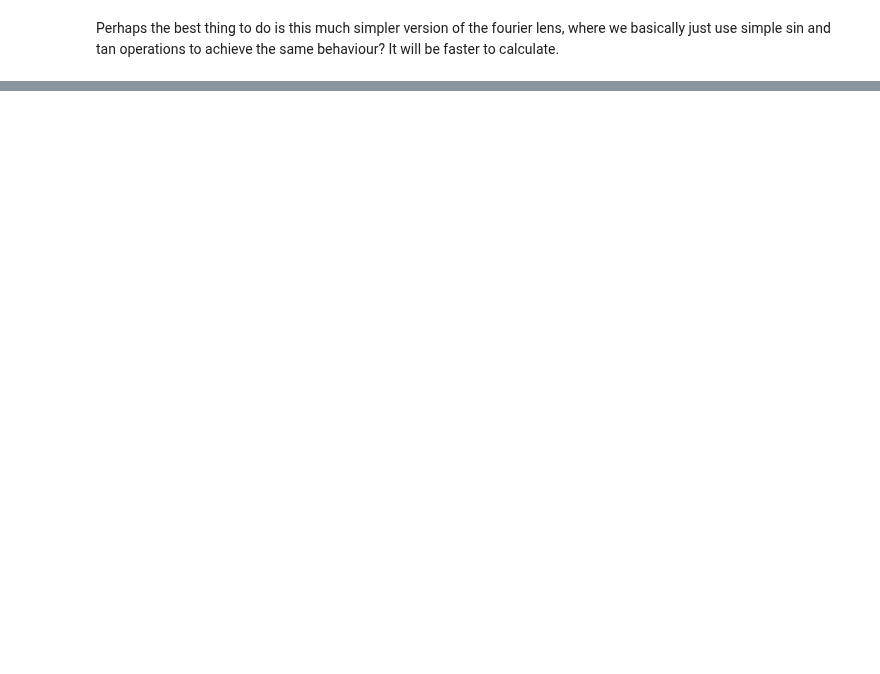
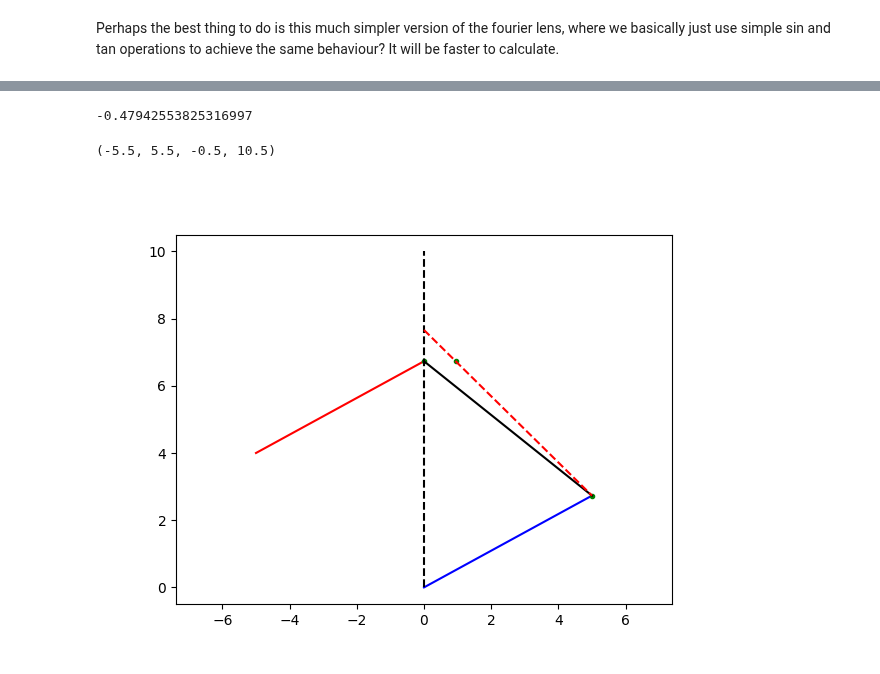
Before and after one commit to DavidLanders95/MonteCarloMS, a Jupyter notebook: lens.ipynb, the cells around one changed output, grey strips where cells are left out. Saved outputs shown, nothing was run; the diff lists cells and outputs as text; code cells hidden in the pictures; blank space fills up the shorter version.

```diff
--- a/lens.ipynb
+++ b/lens.ipynb
@@ -360,0 +384,74 @@ plt.axis('equal')
+# %%
+lens_z = 0.0
+thickness = 0.0
+pp_1 = lens_z - thickness / 2.0
+pp_2 = lens_z + thickness / 2.0
+
+m_p = -1e-11
+f = 5
+
+if np.abs(m_p) < 1e-10:
+
+    z1 = -1e10
+    z2 = f
+    m_p = z2 / z1
+    z1 = f * (-1)
+    z2 = f * (1)
+else:
+    z1 = f * ((1 / m_p)  -1)
+    z2 = f * (1 - m_p)
+
+
+N = 1
+
+# Define x and y coordinates of rat starting positions
+x1 = np.linspace(-0.0, 0.0, N)
+y1 = 4
+z1s = z1
+z2s = z2
+
+theta = 0.5
+angles = theta
+M1 = np.sin(angles) # y direction cosine
+N1 = np.sqrt(1 - M1 ** 2) #z direction
+M1_p, N1_p = M1, N1
+
+y2 = z2 * M1_p / N1_p
+rp = np.sqrt(y2 **2 + z2 ** 2)
+M2_p = y2 / rp
+N2_p = np.sqrt(1 - M2_p ** 2)
+
+v1 = - (M1 / N1) * z1s + y1
+y2_hat_sin = y2_sin = f * np.sin(theta)
+y2_hat_tan = y2_tan = f * np.tan(theta)
+zls = lens_z
+
+R2 = np.sqrt(f ** 2 + y2_hat_tan ** 2)
+z_circ = -np.sqrt(R2**2 - (v1 - y2_tan) ** 2) + z2
+
+vy_2 = y2_tan - v1
+vz_2 = z2 - z_circ
+v2_mag = np.sqrt((vy_2) ** 2 + (vz_2) ** 2)
+M2 = vy_2 / v2_mag
+N2 = vz_2 / v2_mag
+v2 = - (M2 / N2) * z2 + y2_tan
+
+Cy = (M2 * m_p) - M1
+
+
+plt.figure()
+plt.plot([z1s, zls], [y1, v1], '-r')
+plt.plot([zls, z2s], [np.zeros(y2_tan.shape), y2_tan], '-b')
+plt.plot(z2, y2_tan, '.g')
+plt.plot(z_circ, v1, '.g')
+plt.plot(0, v1, '.g')
+plt.vlines(lens_z, 0, 10, linestyle = '--', color = 'k')
+plt.plot([0, z2], [v1, y2_tan], '-k')
+plt.plot([0, z2], [v2, y2_tan], '--r')
+plt.axis('equal')
+
+print(Cy)
+# %% [output]
+-0.47942553825316997
+(-5.5, 5.5, -0.5, 10.5)
+[figure, added]
```
Also changed, not shown: parts of 6 cells of this notebook.
